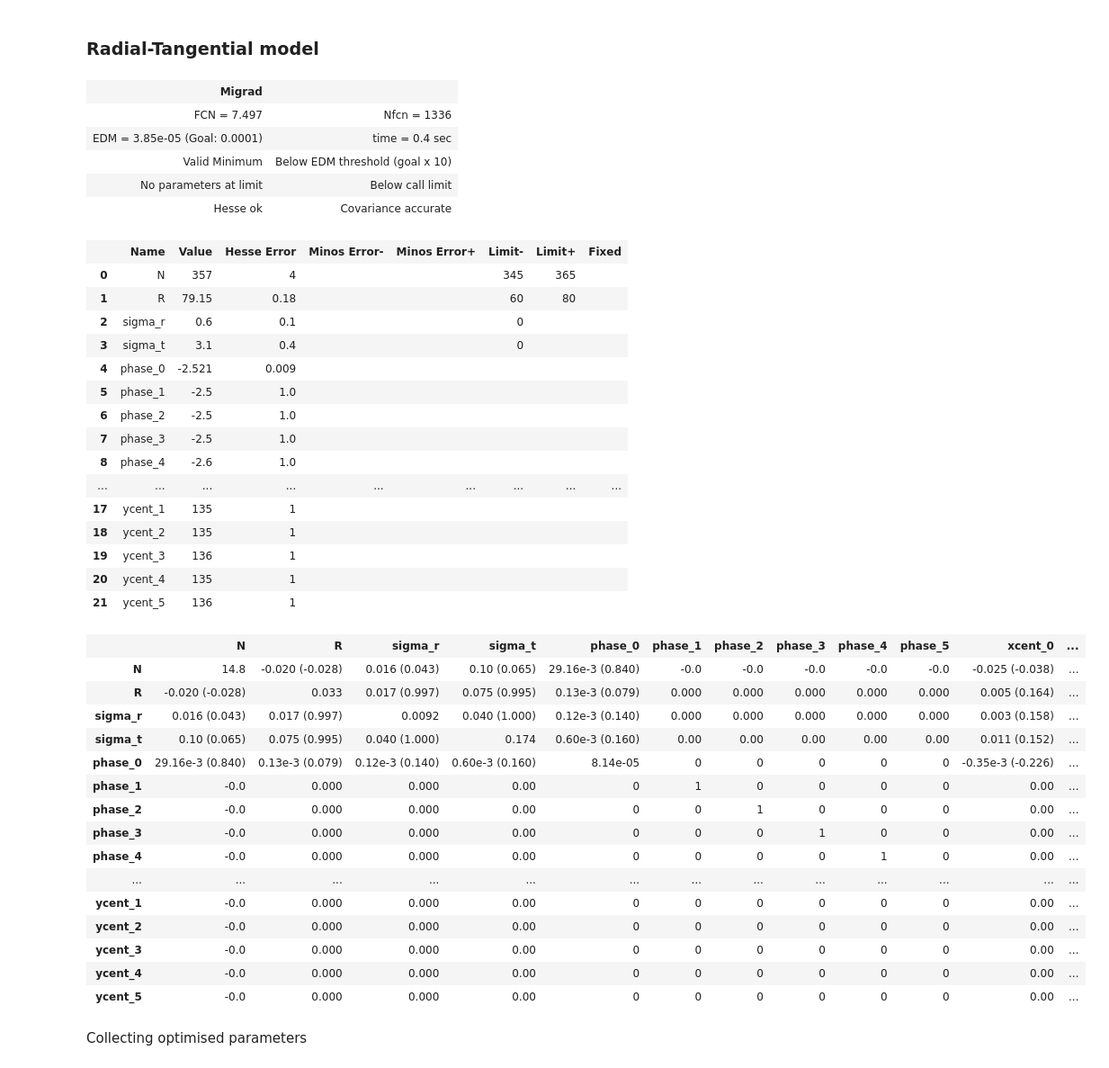
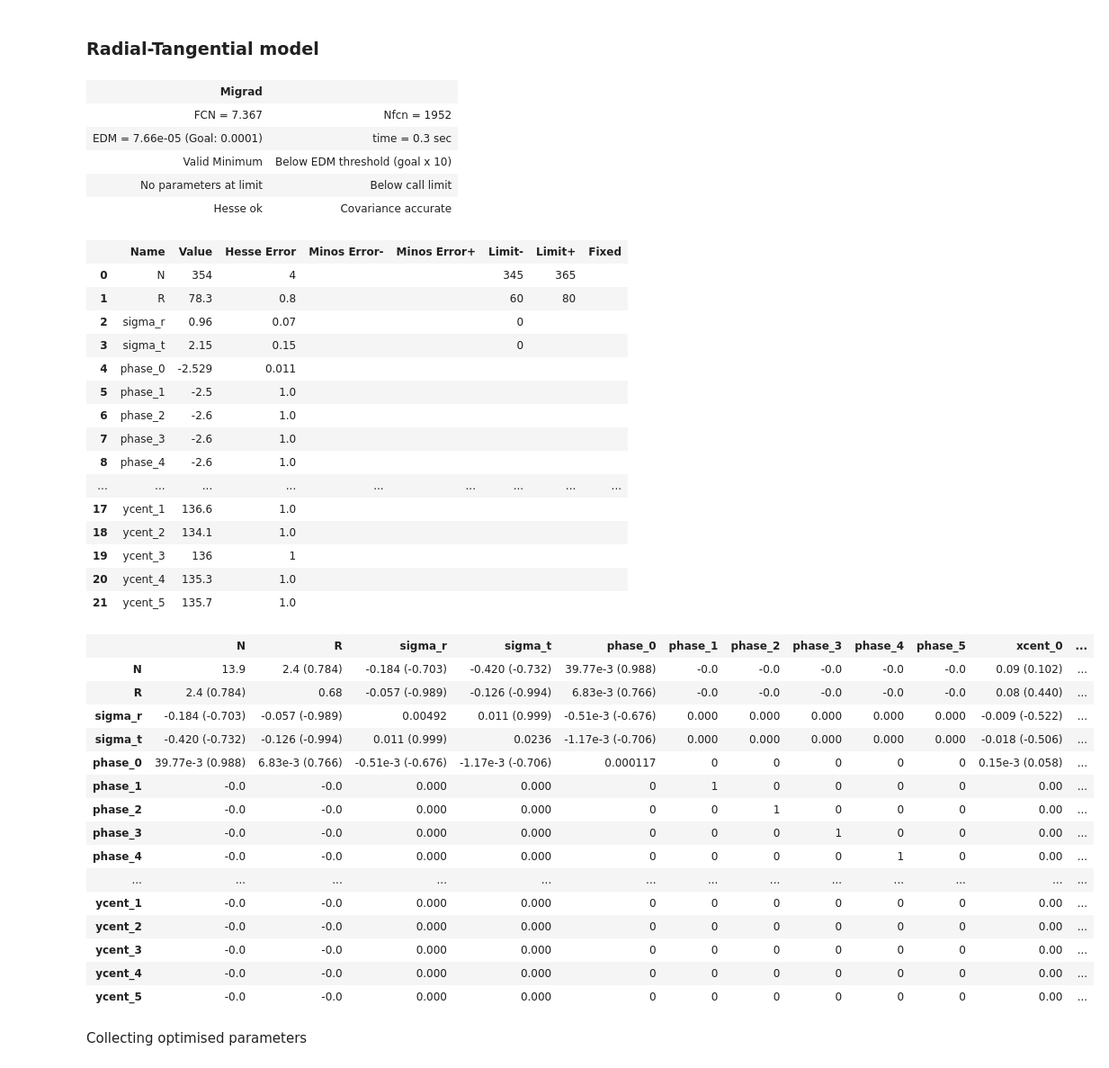
Before and after one commit to MatteoMancini01/S2_Cw, a Jupyter notebook: NoteBook.ipynb, the cells around one changed output. Shown: that part at 90% size. Cells and saved outputs as stored; diff of their text form; code cells hidden in the pictures.

```diff
--- a/NoteBook.ipynb
+++ b/NoteBook.ipynb
@@ -604,72 +598,74 @@ data = [(sub_data['Mean(X)'], sub_data['Mean(Y)'])]
 # Initial parameter estimates for 6 sections
 N = 355
 R_init = 77
-sigma_r_init = 0.03
-sigma_t_init = 0.13
-phases_init = [-2.53, -2.53, -2.53, -2.54, -2.55, -2.55]
-xcents_init = [79, 79, 79, 81, 81, 83]
-ycents_init = [136, 135, 135, 136, 135, 136]
+sigma_r_init = 0.04
+sigma_t_init = 0.1
+np.random.seed(1)
+phases_init = np.random.uniform(-2.57, -2.51, 6)#[-2.53, -2.53, -2.53, -2.54, -2.55, -2.55]
+xcents_init = np.random.uniform(78, 84, 6) #[79, 79, 79, 81, 81, 83]
+ycents_init = np.random.uniform(134, 137, 6) # [136, 135, 135, 136, 135, 136]
+
 
 # Combine parameters into one list
 init_params = [N, R_init, sigma_r_init, sigma_t_init, *phases_init, *xcents_init, *ycents_init]
 
 m_rt = Minuit(neg_log_likelihood_rt,
            N=init_params[0], R=init_params[1], sigma_r=init_params[2], sigma_t=init_params[3],
            phase_0=init_params[4], phase_1=init_params[5], phase_2=init_params[6],
            phase_3=init_params[7], phase_4=init_params[8], phase_5=init_params[9],
            xcent_0=init_params[10], xcent_1=init_params[11], xcent_2=init_params[12],
            xcent_3=init_params[13], xcent_4=init_params[14], xcent_5=init_params[15],
            ycent_0=init_params[16], ycent_1=init_params[17], ycent_2=init_params[18],
            ycent_3=init_params[19], ycent_4=init_params[20], ycent_5=init_params[21])
 
 # Define likelihood optimization settings
 m_rt.errordef = Minuit.LIKELIHOOD
 m_rt.limits['N'] = (345, 365)  # Set realistic bounds for N
 m_rt.limits['R'] = (60, 80)
 m_rt.limits['sigma_r'] = (0, None)  # sigma_r must be positive
 m_rt.limits['sigma_t'] = (0, None)  # sigma_t must be positive
 
 # Run the minimization
 m_rt.migrad()
 # %% [output]
 | Migrad |  |
-| FCN = 7.497 | Nfcn = 1336 |
-| EDM = 3.85e-05 (Goal: 0.0001) | time = 0.4 sec |
+| FCN = 7.367 | Nfcn = 1952 |
+| EDM = 7.66e-05 (Goal: 0.0001) | time = 0.3 sec |
 | Valid Minimum | Below EDM threshold (goal x 10) |
 | No parameters at limit | Below call limit |
 | Hesse ok | Covariance accurate |
 |  | Name | Value | Hesse Error | Minos Error- | Minos Error+ | Limit- | Limit+ | Fixed |
-| 0 | N | 357 | 4 |  |  | 345 | 365 |  |
-| 1 | R | 79.15 | 0.18 |  |  | 60 | 80 |  |
-| 2 | sigma_r | 0.6 | 0.1 |  |  | 0 |  |  |
-| 3 | sigma_t | 3.1 | 0.4 |  |  | 0 |  |  |
-| 4 | phase_0 | -2.521 | 0.009 |  |  |  |  |  |
+| 0 | N | 354 | 4 |  |  | 345 | 365 |  |
+| 1 | R | 78.3 | 0.8 |  |  | 60 | 80 |  |
+| 2 | sigma_r | 0.96 | 0.07 |  |  | 0 |  |  |
+| 3 | sigma_t | 2.15 | 0.15 |  |  | 0 |  |  |
+| 4 | phase_0 | -2.529 | 0.011 |  |  |  |  |  |
 | 5 | phase_1 | -2.5 | 1.0 |  |  |  |  |  |
-| 6 | phase_2 | -2.5 | 1.0 |  |  |  |  |  |
-| 7 | phase_3 | -2.5 | 1.0 |  |  |  |  |  |
+| 6 | phase_2 | -2.6 | 1.0 |  |  |  |  |  |
+| 7 | phase_3 | -2.6 | 1.0 |  |  |  |  |  |
 | 8 | phase_4 | -2.6 | 1.0 |  |  |  |  |  |
 | ... | ... | ... | ... | ... | ... | ... | ... | ... |
-| 17 | ycent_1 | 135 | 1 |  |  |  |  |  |
-| 18 | ycent_2 | 135 | 1 |  |  |  |  |  |
+| 17 | ycent_1 | 136.6 | 1.0 |  |  |  |  |  |
+| 18 | ycent_2 | 134.1 | 1.0 |  |  |  |  |  |
 | 19 | ycent_3 | 136 | 1 |  |  |  |  |  |
-| 20 | ycent_4 | 135 | 1 |  |  |  |  |  |
-| 21 | ycent_5 | 136 | 1 |  |  |  |  |  |
+| 20 | ycent_4 | 135.3 | 1.0 |  |  |  |  |  |
+| 21 | ycent_5 | 135.7 | 1.0 |  |  |  |  |  |
 |  | N | R | sigma_r | sigma_t | phase_0 | phase_1 | phase_2 | phase_3 | phase_4 | phase_5 | xcent_0 | ... |
-| N | 14.8 | -0.020 (-0.028) | 0.016 (0.043) | 0.10 (0.065) | 29.16e-3 (0.840) | -0.0 | -0.0 | -0.0 | -0.0 | -0.0 | -0.025 (-0.038) | ... |
-| R | -0.020 (-0.028) | 0.033 | 0.017 (0.997) | 0.075 (0.995) | 0.13e-3 (0.079) | 0.000 | 0.000 | 0.000 | 0.000 | 0.000 | 0.005 (0.164) | ... |
-| sigma_r | 0.016 (0.043) | 0.017 (0.997) | 0.0092 | 0.040 (1.000) | 0.12e-3 (0.140) | 0.000 | 0.000 | 0.000 | 0.000 | 0.000 | 0.003 (0.158) | ... |
-| sigma_t | 0.10 (0.065) | 0.075 (0.995) | 0.040 (1.000) | 0.174 | 0.60e-3 (0.160) | 0.00 | 0.00 | 0.00 | 0.00 | 0.00 | 0.011 (0.152) | ... |
-| phase_0 | 29.16e-3 (0.840) | 0.13e-3 (0.079) | 0.12e-3 (0.140) | 0.60e-3 (0.160) | 8.14e-05 | 0 | 0 | 0 | 0 | 0 | -0.35e-3 (-0.226) | ... |
-| phase_1 | -0.0 | 0.000 | 0.000 | 0.00 | 0 | 1 | 0 | 0 | 0 | 0 | 0.00 | ... |
-| phase_2 | -0.0 | 0.000 | 0.000 | 0.00 | 0 | 0 | 1 | 0 | 0 | 0 | 0.00 | ... |
-| phase_3 | -0.0 | 0.000 | 0.000 | 0.00 | 0 | 0 | 0 | 1 | 0 | 0 | 0.00 | ... |
-| phase_4 | -0.0 | 0.000 | 0.000 | 0.00 | 0 | 0 | 0 | 0 | 1 | 0 | 0.00 | ... |
+| N | 13.9 | 2.4 (0.784) | -0.184 (-0.703) | -0.420 (-0.732) | 39.77e-3 (0.988) | -0.0 | -0.0 | -0.0 | -0.0 | -0.0 | 0.09 (0.102) | ... |
+| R | 2.4 (0.784) | 0.68 | -0.057 (-0.989) | -0.126 (-0.994) | 6.83e-3 (0.766) | -0.0 | -0.0 | -0.0 | -0.0 | -0.0 | 0.08 (0.440) | ... |
+| sigma_r | -0.184 (-0.703) | -0.057 (-0.989) | 0.00492 | 0.011 (0.999) | -0.51e-3 (-0.676) | 0.000 | 0.000 | 0.000 | 0.000 | 0.000 | -0.009 (-0.522) | ... |
+| sigma_t | -0.420 (-0.732) | -0.126 (-0.994) | 0.011 (0.999) | 0.0236 | -1.17e-3 (-0.706) | 0.000 | 0.000 | 0.000 | 0.000 | 0.000 | -0.018 (-0.506) | ... |
+| phase_0 | 39.77e-3 (0.988) | 6.83e-3 (0.766) | -0.51e-3 (-0.676) | -1.17e-3 (-0.706) | 0.000117 | 0 | 0 | 0 | 0 | 0 | 0.15e-3 (0.058) | ... |
+| phase_1 | -0.0 | -0.0 | 0.000 | 0.000 | 0 | 1 | 0 | 0 | 0 | 0 | 0.00 | ... |
+| phase_2 | -0.0 | -0.0 | 0.000 | 0.000 | 0 | 0 | 1 | 0 | 0 | 0 | 0.00 | ... |
+| phase_3 | -0.0 | -0.0 | 0.000 | 0.000 | 0 | 0 | 0 | 1 | 0 | 0 | 0.00 | ... |
+| phase_4 | -0.0 | -0.0 | 0.000 | 0.000 | 0 | 0 | 0 | 0 | 1 | 0 | 0.00 | ... |
 | ... | ... | ... | ... | ... | ... | ... | ... | ... | ... | ... | ... | ... |
-| ycent_1 | -0.0 | 0.000 | 0.000 | 0.00 | 0 | 0 | 0 | 0 | 0 | 0 | 0.00 | ... |
-| ycent_2 | -0.0 | 0.000 | 0.000 | 0.00 | 0 | 0 | 0 | 0 | 0 | 0 | 0.00 | ... |
-| ycent_3 | -0.0 | 0.000 | 0.000 | 0.00 | 0 | 0 | 0 | 0 | 0 | 0 | 0.00 | ... |
-| ycent_4 | -0.0 | 0.000 | 0.000 | 0.00 | 0 | 0 | 0 | 0 | 0 | 0 | 0.00 | ... |
-| ycent_5 | -0.0 | 0.000 | 0.000 | 0.00 | 0 | 0 | 0 | 0 | 0 | 0 | 0.00 | ... |
+| ycent_1 | -0.0 | -0.0 | 0.000 | 0.000 | 0 | 0 | 0 | 0 | 0 | 0 | 0.00 | ... |
+| ycent_2 | -0.0 | -0.0 | 0.000 | 0.000 | 0 | 0 | 0 | 0 | 0 | 0 | 0.00 | ... |
+| ycent_3 | -0.0 | -0.0 | 0.000 | 0.000 | 0 | 0 | 0 | 0 | 0 | 0 | 0.00 | ... |
+| ycent_4 | -0.0 | -0.0 | 0.000 | 0.000 | 0 | 0 | 0 | 0 | 0 | 0 | 0.00 | ... |
+| ycent_5 | -0.0 | -0.0 | 0.000 | 0.000 | 0 | 0 | 0 | 0 | 0 | 0 | 0.00 | ... |
 # %% [markdown]
 Collecting optimised parameters
 # %%
```
Also changed, not shown: parts of 15 cells of this notebook.
